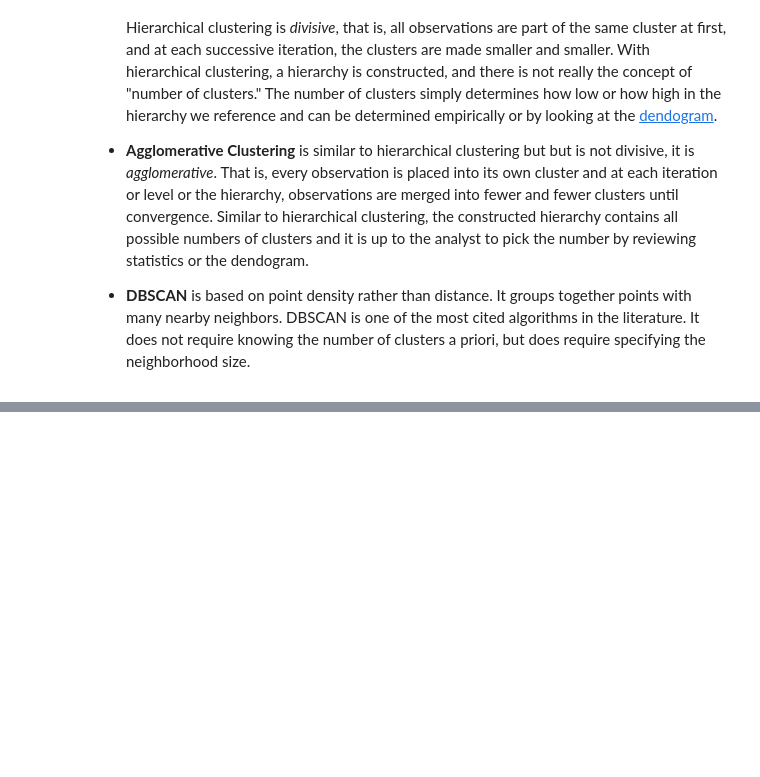
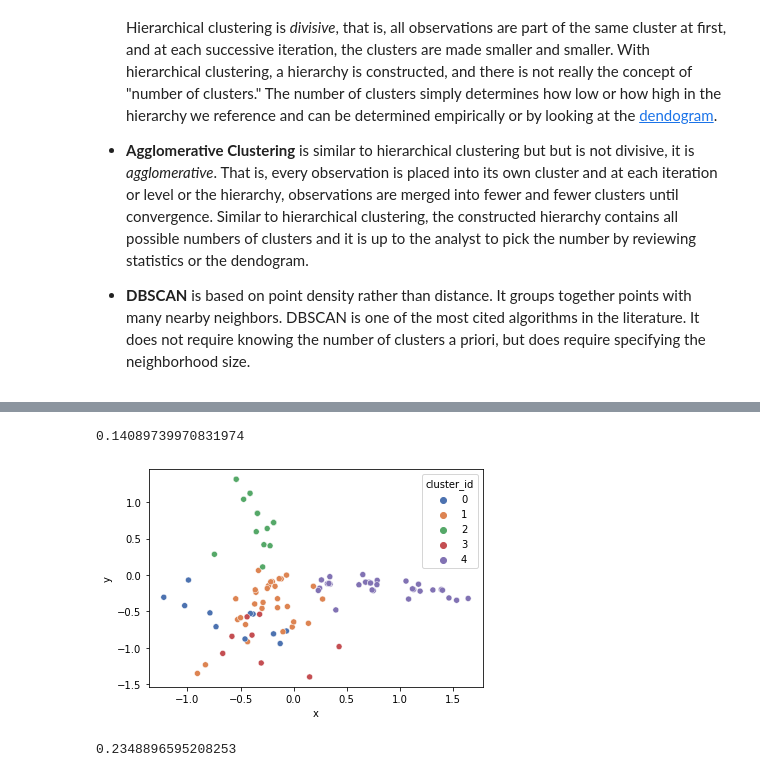
Before and after one commit to nico-corthorn/mec-mini-projects, a Jupyter notebook: mec-16.2.6-clustering-mini-project/Mini_Project_Clustering_Solution.ipynb, the cells around one changed output, grey strips where cells are left out. Saved outputs shown, nothing was run; the diff lists cells and outputs as text; code cells hidden in the pictures; blank space fills up the shorter version.

```diff
--- a/mec-16.2.6-clustering-mini-project/Mini_Project_Clustering_Solution.ipynb
+++ b/mec-16.2.6-clustering-mini-project/Mini_Project_Clustering_Solution.ipynb
@@ -431,0 +576,21 @@ k-means is only one of a ton of clustering algorithms. Below is a brief descript
+# %%
+# Agglomerative Clustering
+clustering = AgglomerativeClustering(n_clusters=5).fit(X)
+cluster_labels = clustering.labels_
+silhouette_score(X, cluster_labels)
+# %% [output]
+0.14089739970831974
+# %%
+df_pca = pd.DataFrame(index=df_trans.index).reset_index()
+df_pca['cluster_id'] = cluster_labels
+df_pca[['x', 'y']] = np.matmul(df_trans.values, pca.components_.T)
+sns.scatterplot(x='x', y='y', hue='cluster_id', palette='deep', data=df_pca);
+# %% [output]
+[figure, added]
+# %%
+# DBSCAN
+clustering = DBSCAN(eps=2, min_samples=2).fit(X)
+cluster_labels = clustering.labels_
+silhouette_score(X, cluster_labels)
+# %% [output]
+0.2348896595208253
```
Also changed, not shown: parts of 13 cells of this notebook.
